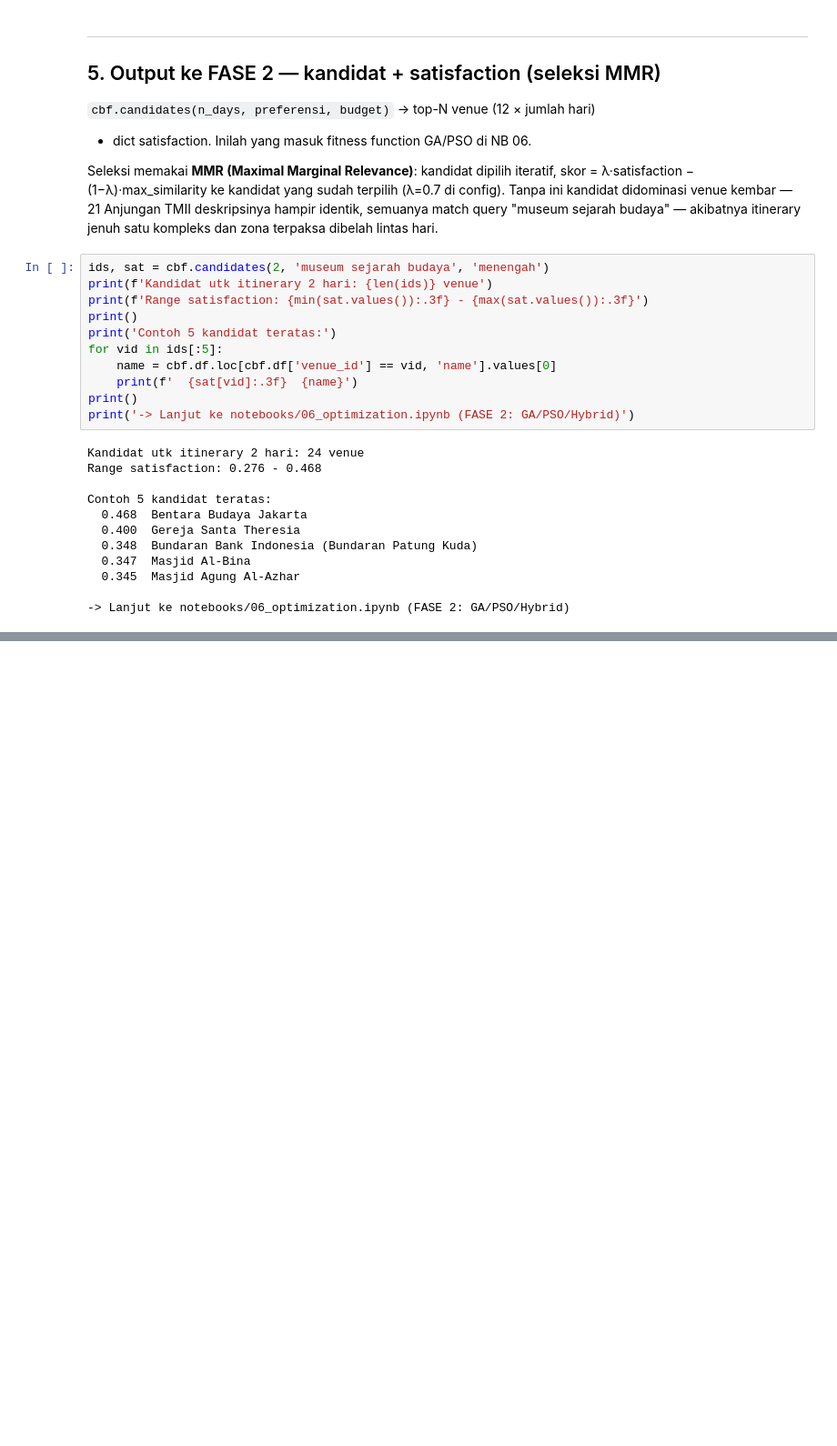
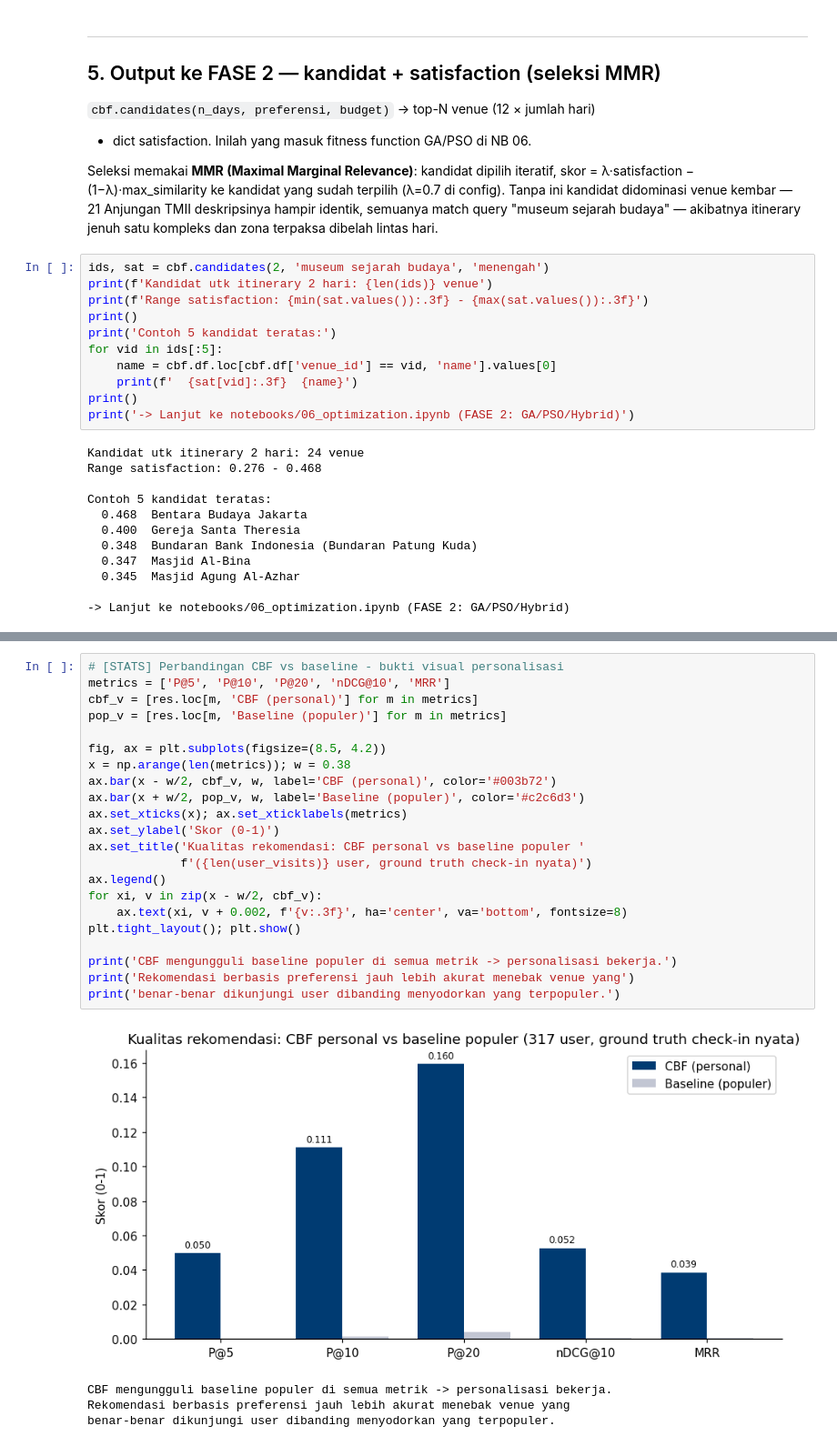
Before and after one commit to Hazjel/sistem-rekomendasi-destinasi-wisata-jakarta, a Jupyter notebook: notebooks/05_modeling.ipynb, the cells around one changed output, grey strips where cells are left out. Shown at 91% size. Cells and saved outputs as stored; diff of their text form; blank space fills up the shorter version.

```diff
--- a/notebooks/05_modeling.ipynb
+++ b/notebooks/05_modeling.ipynb
@@ -252,0 +343,27 @@ Contoh 5 kandidat teratas:
+# %%
+# [STATS] Perbandingan CBF vs baseline - bukti visual personalisasi
+metrics = ['P@5', 'P@10', 'P@20', 'nDCG@10', 'MRR']
+cbf_v = [res.loc[m, 'CBF (personal)'] for m in metrics]
+pop_v = [res.loc[m, 'Baseline (populer)'] for m in metrics]
+
+fig, ax = plt.subplots(figsize=(8.5, 4.2))
+x = np.arange(len(metrics)); w = 0.38
+ax.bar(x - w/2, cbf_v, w, label='CBF (personal)', color='#003b72')
+ax.bar(x + w/2, pop_v, w, label='Baseline (populer)', color='#c2c6d3')
+ax.set_xticks(x); ax.set_xticklabels(metrics)
+ax.set_ylabel('Skor (0-1)')
+ax.set_title('Kualitas rekomendasi: CBF personal vs baseline populer '
+             f'({len(user_visits)} user, ground truth check-in nyata)')
+ax.legend()
+for xi, v in zip(x - w/2, cbf_v):
+    ax.text(xi, v + 0.002, f'{v:.3f}', ha='center', va='bottom', fontsize=8)
+plt.tight_layout(); plt.show()
+
+print('CBF mengungguli baseline populer di semua metrik -> personalisasi bekerja.')
+print('Rekomendasi berbasis preferensi jauh lebih akurat menebak venue yang')
+print('benar-benar dikunjungi user dibanding menyodorkan yang terpopuler.')
+# %% [output]
+[figure, added]
+CBF mengungguli baseline populer di semua metrik -> personalisasi bekerja.
+Rekomendasi berbasis preferensi jauh lebih akurat menebak venue yang
+benar-benar dikunjungi user dibanding menyodorkan yang terpopuler.
```
Also changed, not shown: parts of 2 cells of this notebook, 2 other files.
